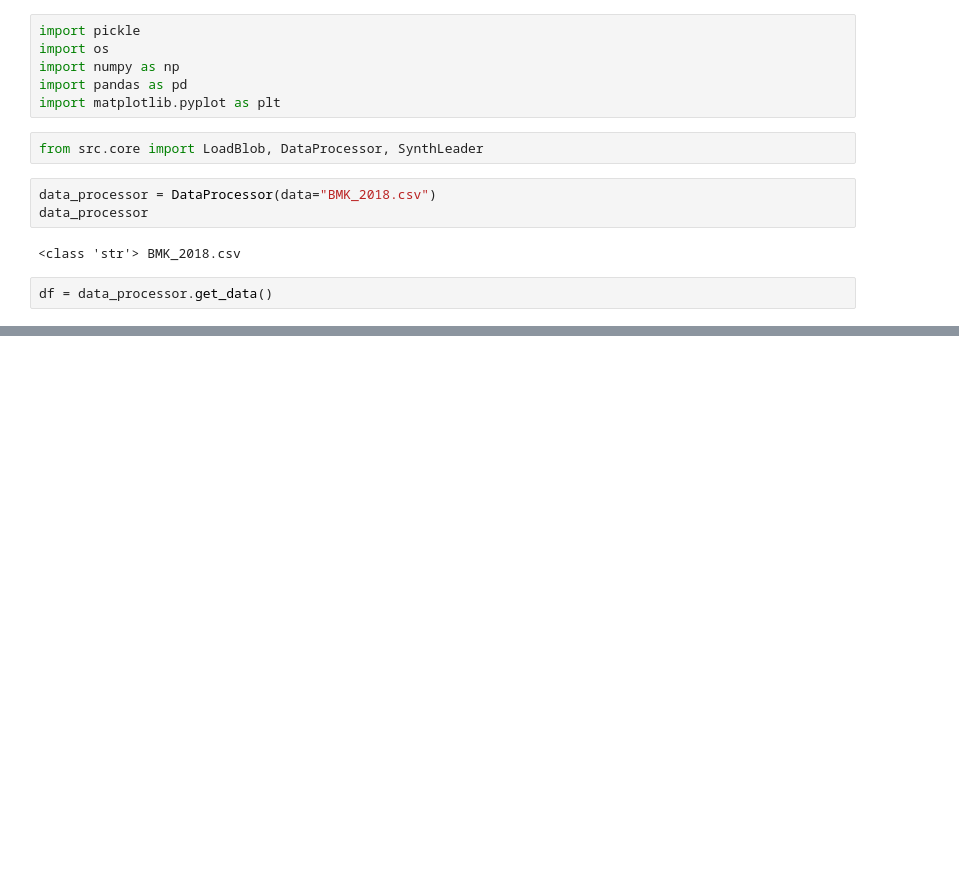
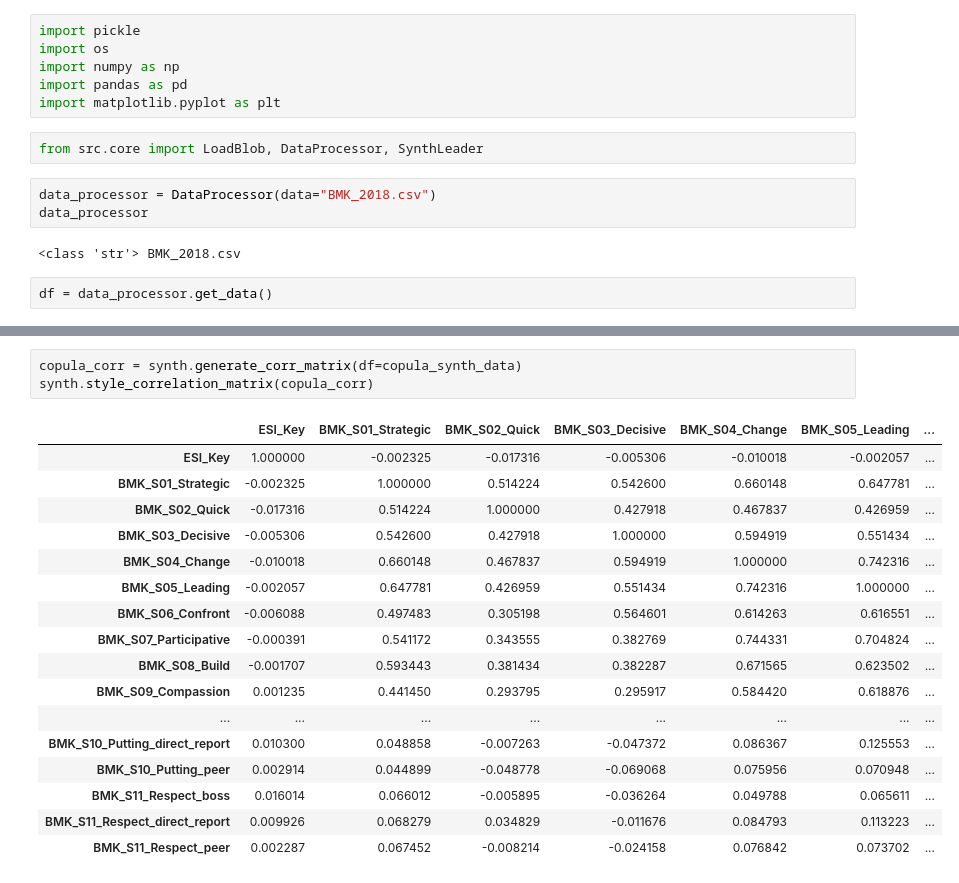
Before and after one commit to sirishshresthas/synth360, a Jupyter notebook: app.ipynb, the cells around one changed output, grey strips where cells are left out. Cells and saved outputs as stored; diff of their text form; blank space fills up the shorter version.

```diff
--- a/app.ipynb
+++ b/app.ipynb
@@ -72,0 +142,21 @@ for c in df.columns:
+# %%
+copula_corr = synth.generate_corr_matrix(df=copula_synth_data)
+synth.style_correlation_matrix(copula_corr)
+# %% [output]
+|  | ESI_Key | BMK_S01_Strategic | BMK_S02_Quick | BMK_S03_Decisive | BMK_S04_Change | BMK_S05_Leading | ... |
+| ESI_Key | 1.000000 | -0.002325 | -0.017316 | -0.005306 | -0.010018 | -0.002057 | ... |
+| BMK_S01_Strategic | -0.002325 | 1.000000 | 0.514224 | 0.542600 | 0.660148 | 0.647781 | ... |
+| BMK_S02_Quick | -0.017316 | 0.514224 | 1.000000 | 0.427918 | 0.467837 | 0.426959 | ... |
+| BMK_S03_Decisive | -0.005306 | 0.542600 | 0.427918 | 1.000000 | 0.594919 | 0.551434 | ... |
+| BMK_S04_Change | -0.010018 | 0.660148 | 0.467837 | 0.594919 | 1.000000 | 0.742316 | ... |
+| BMK_S05_Leading | -0.002057 | 0.647781 | 0.426959 | 0.551434 | 0.742316 | 1.000000 | ... |
+| BMK_S06_Confront | -0.006088 | 0.497483 | 0.305198 | 0.564601 | 0.614263 | 0.616551 | ... |
+| BMK_S07_Participative | -0.000391 | 0.541172 | 0.343555 | 0.382769 | 0.744331 | 0.704824 | ... |
+| BMK_S08_Build | -0.001707 | 0.593443 | 0.381434 | 0.382287 | 0.671565 | 0.623502 | ... |
+| BMK_S09_Compassion | 0.001235 | 0.441450 | 0.293795 | 0.295917 | 0.584420 | 0.618876 | ... |
+| ... | ... | ... | ... | ... | ... | ... | ... |
+| BMK_S10_Putting_direct_report | 0.010300 | 0.048858 | -0.007263 | -0.047372 | 0.086367 | 0.125553 | ... |
+| BMK_S10_Putting_peer | 0.002914 | 0.044899 | -0.048778 | -0.069068 | 0.075956 | 0.070948 | ... |
+| BMK_S11_Respect_boss | 0.016014 | 0.066012 | -0.005895 | -0.036264 | 0.049788 | 0.065611 | ... |
+| BMK_S11_Respect_direct_report | 0.009926 | 0.068279 | 0.034829 | -0.011676 | 0.084793 | 0.113223 | ... |
+| BMK_S11_Respect_peer | 0.002287 | 0.067452 | -0.008214 | -0.024158 | 0.076842 | 0.073702 | ... |
```
Also changed, not shown: parts of 20 cells of this notebook, 3 other files.
